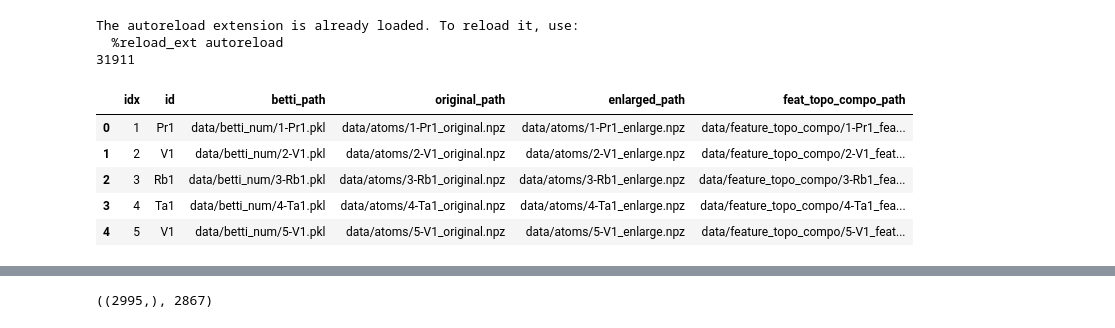
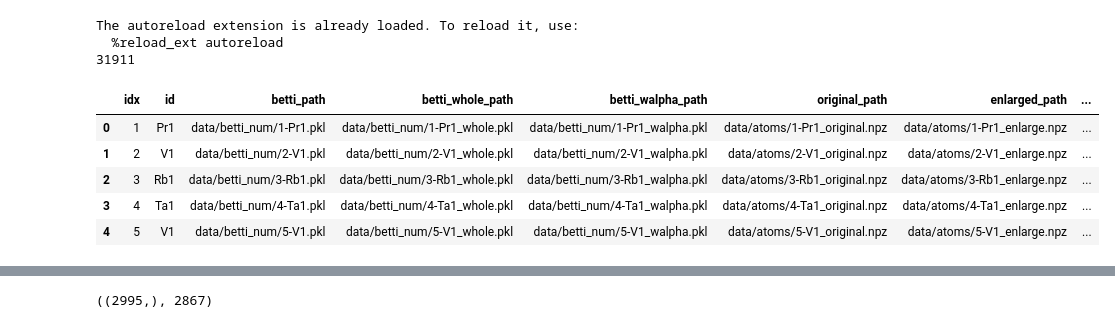
Before and after one commit to SantriptaSharma/omws-topo-crystals, a Jupyter notebook: validation.ipynb, the cells around one changed output, grey strips where cells are left out. Drawn from its saved outputs; the diff is of its cells as text; code cells hidden in the pictures.

```diff
--- a/validation.ipynb
+++ b/validation.ipynb
@@ -2,40 +2,44 @@
 %load_ext autoreload
 %autoreload 2
 
 import pickle as pkl
 import pandas as pd
 import numpy as np
 import os
 
-datapoints = [b.split(".pkl")[0] for b in os.listdir("data/betti_num")]
+datapoints = [b.split("_feature.npy")[0] for b in os.listdir("data/feature_topo_compo")]
 idxs = [int(s.split("-")[0]) for s in datapoints]
 ids = [s.split("-")[1] for s in datapoints]
 betti_paths = ["data/betti_num/" + b + ".pkl" for b in datapoints]
+betti_whole_paths = ["data/betti_num/" + b + "_whole.pkl" for b in datapoints]
+betti_walpha_paths = ["data/betti_num/" + b + "_walpha.pkl" for b in datapoints]
 original_paths = ["data/atoms/" + b + "_original.npz" for b in datapoints]
 enlarged_paths = ["data/atoms/" + b + "_enlarge.npz" for b in datapoints]
 feat_topo_compo_paths = ["data/feature_topo_compo/" + b + "_feature.npy" for b in datapoints]
 
 df = pd.DataFrame({
 	"idx": idxs,
 	"id": ids,
 	"betti_path": betti_paths,
+	"betti_whole_path": betti_whole_paths,
+	"betti_walpha_path": betti_walpha_paths,
 	"original_path": original_paths,
 	"enlarged_path": enlarged_paths,
 	"feat_topo_compo_path": feat_topo_compo_paths
 }).sort_values("idx").reset_index(drop=True)
 
 print(len(df))
 df.head()
 # %% [output]
 The autoreload extension is already loaded. To reload it, use:
   %reload_ext autoreload
 31911
-|  | idx | id | betti_path | original_path | enlarged_path | feat_topo_compo_path |
-| 0 | 1 | Pr1 | data/betti_num/1-Pr1.pkl | data/atoms/1-Pr1_original.npz | data/atoms/1-Pr1_enlarge.npz | data/feature_topo_compo/1-Pr1_fea... |
-| 1 | 2 | V1 | data/betti_num/2-V1.pkl | data/atoms/2-V1_original.npz | data/atoms/2-V1_enlarge.npz | data/feature_topo_compo/2-V1_feat... |
-| 2 | 3 | Rb1 | data/betti_num/3-Rb1.pkl | data/atoms/3-Rb1_original.npz | data/atoms/3-Rb1_enlarge.npz | data/feature_topo_compo/3-Rb1_fea... |
-| 3 | 4 | Ta1 | data/betti_num/4-Ta1.pkl | data/atoms/4-Ta1_original.npz | data/atoms/4-Ta1_enlarge.npz | data/feature_topo_compo/4-Ta1_fea... |
-| 4 | 5 | V1 | data/betti_num/5-V1.pkl | data/atoms/5-V1_original.npz | data/atoms/5-V1_enlarge.npz | data/feature_topo_compo/5-V1_feat... |
+|  | idx | id | betti_path | betti_whole_path | betti_walpha_path | original_path | enlarged_path | ... |
+| 0 | 1 | Pr1 | data/betti_num/1-Pr1.pkl | data/betti_num/1-Pr1_whole.pkl | data/betti_num/1-Pr1_walpha.pkl | data/atoms/1-Pr1_original.npz | data/atoms/1-Pr1_enlarge.npz | ... |
+| 1 | 2 | V1 | data/betti_num/2-V1.pkl | data/betti_num/2-V1_whole.pkl | data/betti_num/2-V1_walpha.pkl | data/atoms/2-V1_original.npz | data/atoms/2-V1_enlarge.npz | ... |
+| 2 | 3 | Rb1 | data/betti_num/3-Rb1.pkl | data/betti_num/3-Rb1_whole.pkl | data/betti_num/3-Rb1_walpha.pkl | data/atoms/3-Rb1_original.npz | data/atoms/3-Rb1_enlarge.npz | ... |
+| 3 | 4 | Ta1 | data/betti_num/4-Ta1.pkl | data/betti_num/4-Ta1_whole.pkl | data/betti_num/4-Ta1_walpha.pkl | data/atoms/4-Ta1_original.npz | data/atoms/4-Ta1_enlarge.npz | ... |
+| 4 | 5 | V1 | data/betti_num/5-V1.pkl | data/betti_num/5-V1_whole.pkl | data/betti_num/5-V1_walpha.pkl | data/atoms/5-V1_original.npz | data/atoms/5-V1_enlarge.npz | ... |
 # %%
 def load_bars(path):
 	with open(path, 'rb') as phfile:
```
Also changed, not shown: parts of 6 cells of this notebook, 8 other files.
